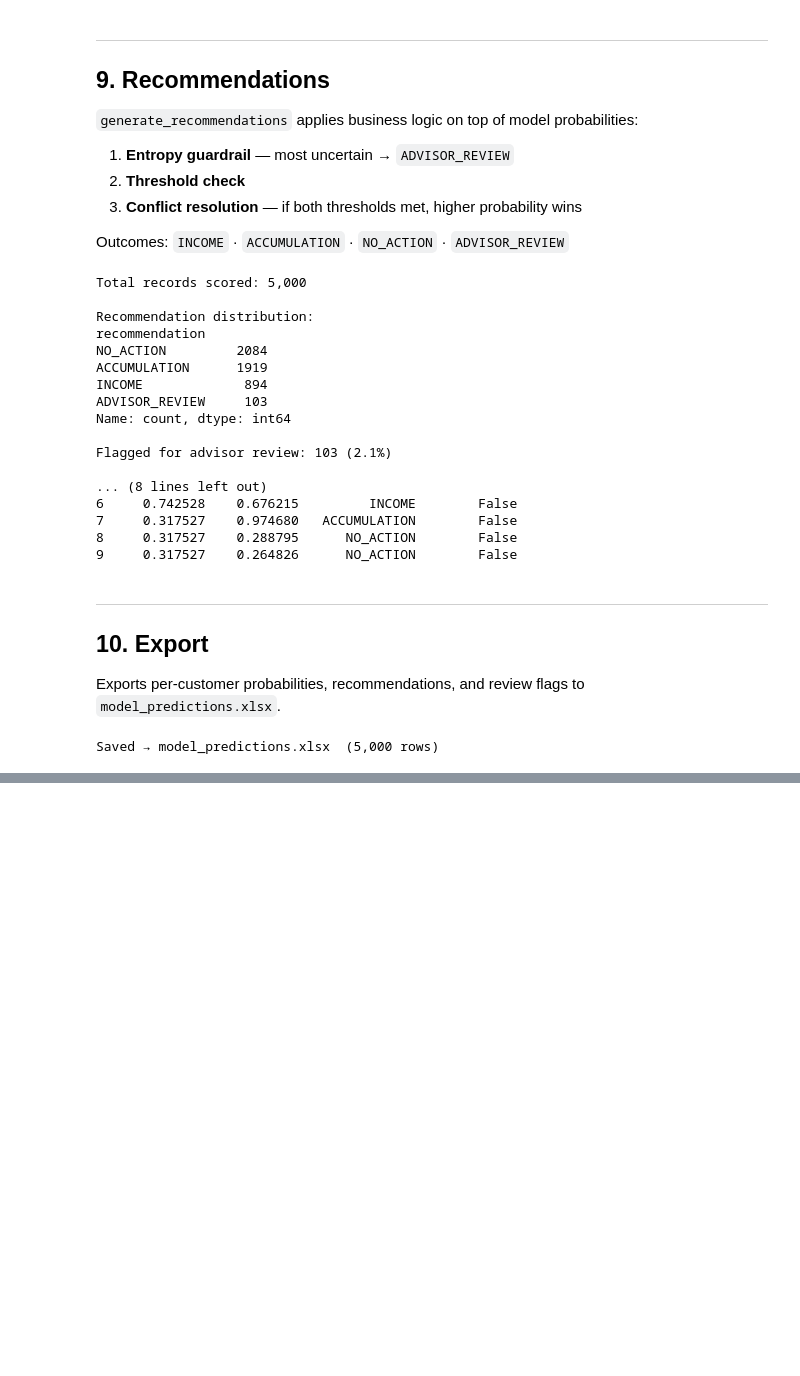
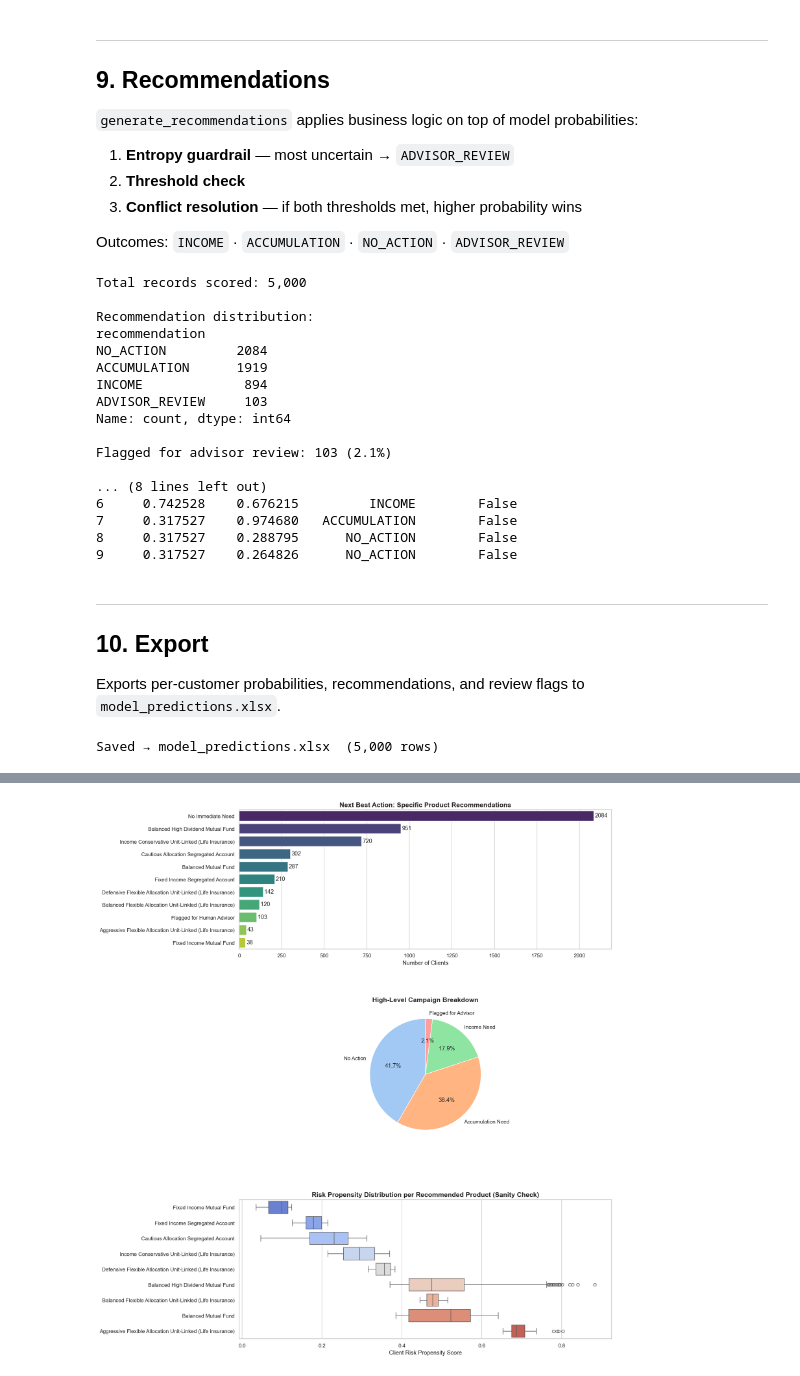
Before and after one commit to Smael-olk/Fintech, a Jupyter notebook: Business Case 2/Recommendation_Engine final version.ipynb, the cells around one changed output, grey strips where cells are left out. Drawn from its saved outputs; the diff is of its cells as text; code cells hidden in the pictures; blank space fills up the shorter version.

Commit message:
recom added

```diff
--- a/Business Case 2/Recommendation_Engine final version.ipynb
+++ b/Business Case 2/Recommendation_Engine final version.ipynb
@@ -1064,0 +1186,84 @@ Saved → model_predictions.xlsx  (5,000 rows)
+# %%
+import matplotlib.pyplot as plt
+import seaborn as sns
+
+# ============================================================
+# 1. SAVE THE FINAL RESULTS
+# ============================================================
+# Save to CSV for easy sharing or loading into a BI tool
+output_filename = "final_campaign_recommendations.csv"
+final_campaign_df.to_csv(output_filename, index=True)
+print(f"✔ Results successfully saved to {output_filename}")
+
+# ============================================================
+# 2. VISUALIZATION SETUP
+# ============================================================
+# Set a clean, professional visual style
+sns.set_theme(style="whitegrid", palette="muted")
+
+# Create a figure with 3 subplots
+fig, axes = plt.subplots(3, 1, figsize=(14, 20))
+plt.subplots_adjust(hspace=0.4)
+
+# ============================================================
+# PLOT 1: Specific Product Distribution (The "Marketing List")
+# ============================================================
+sns.countplot(
+    data=final_campaign_df,
+    y='Product_Name',
+    order=final_campaign_df['Product_Name'].value_counts().index,
+    ax=axes[0],
+    palette="viridis"
+)
+axes[0].set_title("Next Best Action: Specific Product Recommendations", fontsize=14, fontweight='bold')
+axes[0].set_xlabel("Number of Clients")
+axes[0].set_ylabel("")
+
+# Add counts to the end of the bars
+for p in axes[0].patches:
+    width = p.get_width()
+    axes[0].text(width + 5, p.get_y() + p.get_height()/2. + 0.1, int(width), ha="left")
+
+# ============================================================
+# PLOT 2: High-Level Action Breakdown (The "Strategy View")
+# ============================================================
+# We map the high-level recommendations for a cleaner chart
+action_counts = final_campaign_df['recommendation'].replace({
+    "ADVISOR_REVIEW": "Flagged for Advisor",
+    "INCOME": "Income Need",
+    "ACCUMULATION": "Accumulation Need",
+    "NO_ACTION": "No Action"
+}).value_counts()
+
+axes[1].pie(
+    action_counts.values,
+    labels=action_counts.index,
+    autopct='%1.1f%%',
+    startangle=90,
+    colors=sns.color_palette("pastel"),
+    wedgeprops={'edgecolor': 'white'}
+)
+axes[1].set_title("High-Level Campaign Breakdown", fontsize=14, fontweight='bold')
+
+# ============================================================
+# PLOT 3: Sanity Check - Risk Propensity vs. Product
+# ============================================================
+# Filter out non-product actions for a cleaner risk distribution plot
+product_only_df = final_campaign_df[
+    ~final_campaign_df['Product_Name'].isin(['Flagged for Human Advisor', 'No Immediate Need'])
+]
+
+sns.boxplot(
+    data=product_only_df,
+    x='RiskPropensity',
+    y='Product_Name',
+    order=product_only_df.groupby('Product_Name')['RiskPropensity'].median().sort_values().index,
+    ax=axes[2],
+    palette="coolwarm"
+)
+axes[2].set_title("Risk Propensity Distribution per Recommended Product (Sanity Check)", fontsize=14, fontweight='bold')
+axes[2].set_xlabel("Client Risk Propensity Score")
+axes[2].set_ylabel("")
+
+plt.show()
+# %% [output]
@@ -1064,0 +1271 @@ Saved → model_predictions.xlsx  (5,000 rows)
+[figure, added]
```
Also changed, not shown: parts of 3 cells of this notebook, 1 other file.
